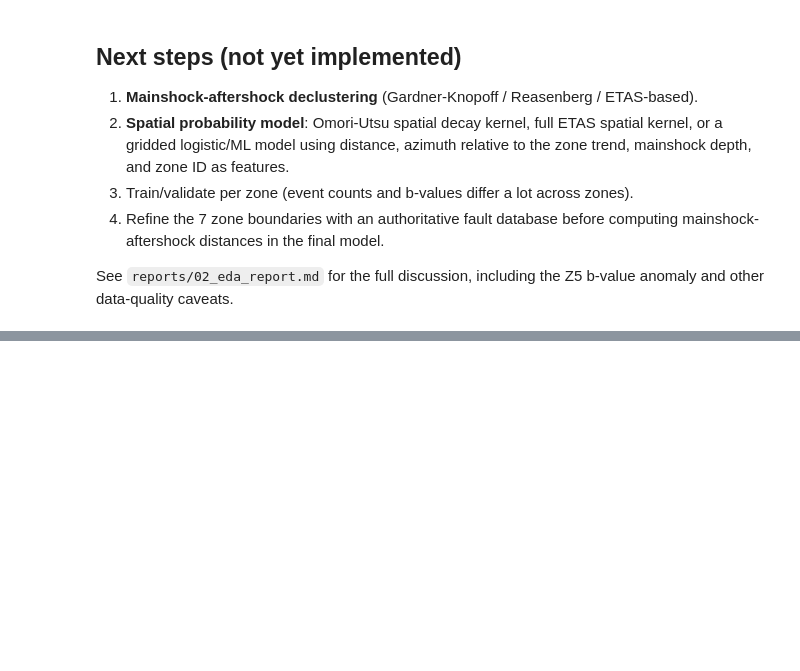
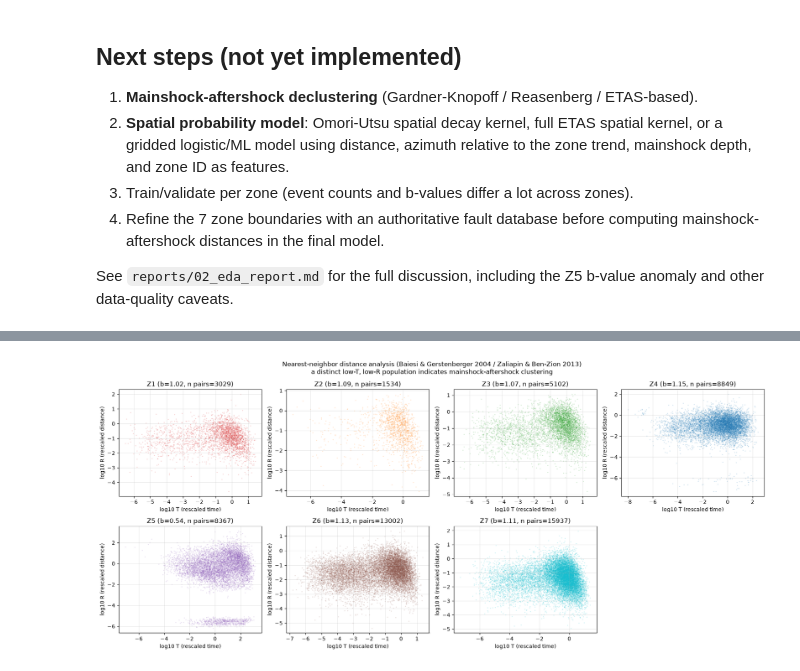
Before and after one commit to maypccp19-glitch/thesis_draft, a Jupyter notebook: thesis_eda.ipynb, the cells around one changed output, grey strips where cells are left out. Saved outputs shown, nothing was run; the diff lists cells and outputs as text; code cells hidden in the pictures; blank space fills up the shorter version.

```diff
--- a/thesis_eda.ipynb
+++ b/thesis_eda.ipynb
@@ -430,0 +552,67 @@ Z5 b-value anomaly and other data-quality caveats.
+# %%
+def nearest_neighbor_distances(df_zone, b_value, fractal_dim=FRACTAL_DIMENSION, k=NN_CANDIDATE_K):
+    """Baiesi & Gerstenberger (2004) / Zaliapin & Ben-Zion (2013) nearest-
+    neighbor distance: eta_ij = T_ij * R_ij, with
+        T_ij = t_ij * 10^(-b*M_j/2), R_ij = r_ij^fractal_dim * 10^(-b*M_j/2).
+    Only the k nearest spatial neighbors of each event are evaluated as
+    parent candidates (eta is dominated by r_ij, so this rarely misses the
+    true minimum, and keeps this tractable for 10k+ event zones)."""
+    d = df_zone.sort_values("time_utc").reset_index(drop=True)
+    n = len(d)
+    if n < 10:
+        return pd.DataFrame(columns=["T", "R", "eta", "parent_pos"])
+
+    lat = d["lat"].to_numpy(); lon = d["lon"].to_numpy(); mags = d["mag"].to_numpy()
+    t_days = (d["time_utc"].to_numpy() - d["time_utc"].to_numpy()[0]) / np.timedelta64(1, "D")
+
+    tree = cKDTree(np.column_stack([lat, lon]))
+    kk = min(k + 1, n)
+    _, nbr_idx = tree.query(np.column_stack([lat, lon]), k=kk)
+
+    T_out = np.full(n, np.nan); R_out = np.full(n, np.nan)
+    eta_out = np.full(n, np.nan); parent_out = np.full(n, -1, dtype=int)
+
+    for i in range(1, n):
+        cands = nbr_idx[i]
+        cands = cands[(cands != i) & (t_days[cands] < t_days[i])]
+        if len(cands) == 0:
+            continue
+        r_km = np.maximum(haversine_km(lat[i], lon[i], lat[cands], lon[cands]), 1e-3)
+        t_ij = t_days[i] - t_days[cands]
+        scale = 10 ** (-b_value * mags[cands] / 2)
+        T = t_ij * scale
+        R = (r_km ** fractal_dim) * scale
+        eta = T * R
+        best = np.argmin(eta)
+        T_out[i], R_out[i], eta_out[i], parent_out[i] = T[best], R[best], eta[best], cands[best]
+
+    mask = ~np.isnan(eta_out)
+    return pd.DataFrame({"T": T_out[mask], "R": R_out[mask], "eta": eta_out[mask], "parent_pos": parent_out[mask]})
+
+
+zones_with_b = [z for z in ZONES_CLASSIFIED if not pd.isna(b_by_zone.get(z, np.nan))]
+fig, axes = plt.subplots(2, 4, figsize=(18, 8))
+axes = axes.flatten()
+for i, zone in enumerate(zones_with_b):
+    ax = axes[i]
+    sub = df_classified[df_classified["zone_code"] == zone]
+    b = b_by_zone[zone]
+    nn = nearest_neighbor_distances(sub, b)
+    if len(nn) < 10:
+        ax.set_title(f"{zone} (n={len(nn)}, too few pairs)")
+        continue
+    logT = np.log10(nn["T"].clip(lower=1e-8))
+    logR = np.log10(nn["R"].clip(lower=1e-8))
+    ax.scatter(logT, logR, s=3, alpha=0.25, color=ZONE_COLOR[zone], linewidths=0)
+    ax.set_title(f"{zone} (b={b:.2f}, n pairs={len(nn)})")
+    ax.set_xlabel("log10 T (rescaled time)"); ax.set_ylabel("log10 R (rescaled distance)")
+    ax.grid(alpha=0.3)
+for j in range(len(zones_with_b), len(axes)):
+    axes[j].axis("off")
+fig.suptitle("Nearest-neighbor distance analysis (Baiesi & Gerstenberger 2004 / Zaliapin & Ben-Zion 2013)\n"
+             "a distinct low-T, low-R population indicates mainshock-aftershock clustering")
+fig.tight_layout()
+fig.savefig("figures/06_nn_distance_clustering.png", dpi=150)
+plt.show()
+# %% [output]
+[figure, added]
```
Also changed, not shown: parts of 22 cells of this notebook, 20 other files.
